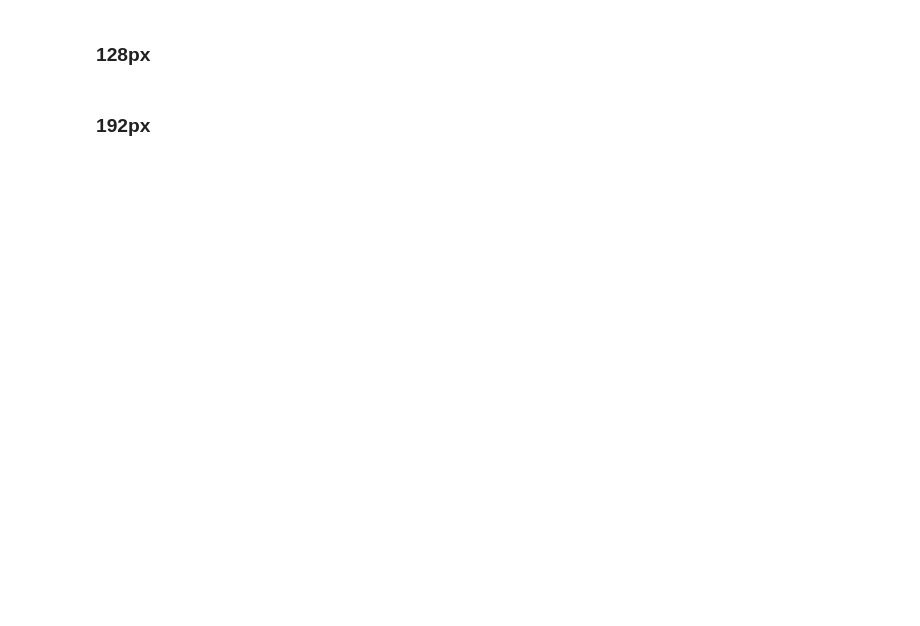
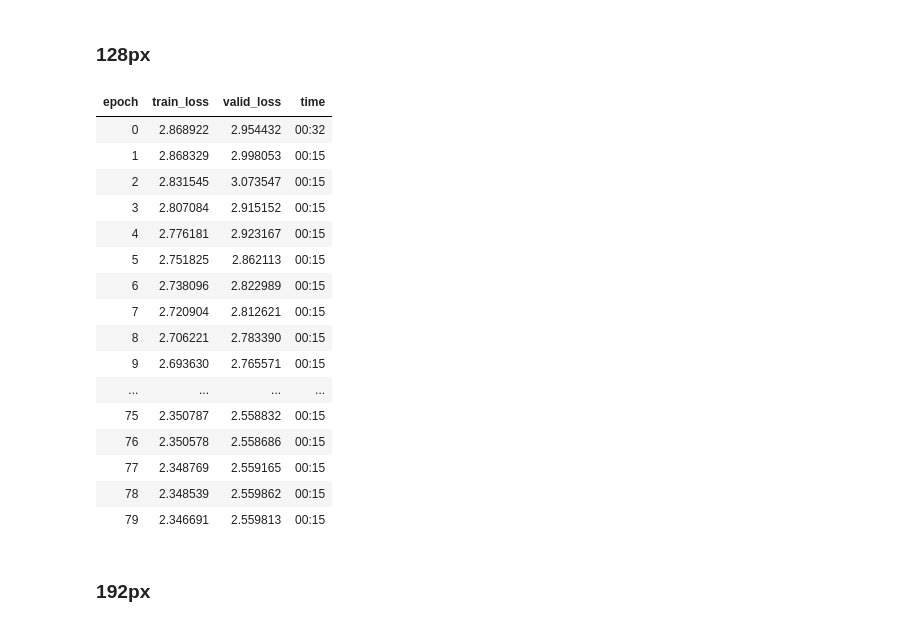
Before and after one commit to yllowcool/DeOldify, a Jupyter notebook: ColorizeTrainingStableLargeBatch.ipynb, the cells around one changed output. Cells and saved outputs as stored; diff of their text form; code cells hidden in the pictures; blank space fills up the shorter version.

```diff
--- a/ColorizeTrainingStableLargeBatch.ipynb
+++ b/ColorizeTrainingStableLargeBatch.ipynb
@@ -230,7 +298,25 @@ learn_gen.callback_fns.append(partial(ImageGenTensorboardWriter, base_dir=TENSOR
 # %%
 learn_gen.unfreeze()
 # %%
-learn_gen.fit_one_cycle(1, pct_start=pct_start, max_lr=slice(1e-7,1e-4))
+learn_gen.fit_one_cycle(80, pct_start=pct_start, max_lr=slice(1e-7,1e-4))
+# %% [output]
+| epoch | train_loss | valid_loss | time |
+| 0 | 2.868922 | 2.954432 | 00:32 |
+| 1 | 2.868329 | 2.998053 | 00:15 |
+| 2 | 2.831545 | 3.073547 | 00:15 |
+| 3 | 2.807084 | 2.915152 | 00:15 |
+| 4 | 2.776181 | 2.923167 | 00:15 |
+| 5 | 2.751825 | 2.862113 | 00:15 |
+| 6 | 2.738096 | 2.822989 | 00:15 |
+| 7 | 2.720904 | 2.812621 | 00:15 |
+| 8 | 2.706221 | 2.783390 | 00:15 |
+| 9 | 2.693630 | 2.765571 | 00:15 |
+| ... | ... | ... | ... |
+| 75 | 2.350787 | 2.558832 | 00:15 |
+| 76 | 2.350578 | 2.558686 | 00:15 |
+| 77 | 2.348769 | 2.559165 | 00:15 |
+| 78 | 2.348539 | 2.559862 | 00:15 |
+| 79 | 2.346691 | 2.559813 | 00:15 |
 # %%
 learn_gen.save(pre_gen_name)
 # %% [markdown]
```
Also changed, not shown: parts of 30 cells of this notebook, 4 other files.
